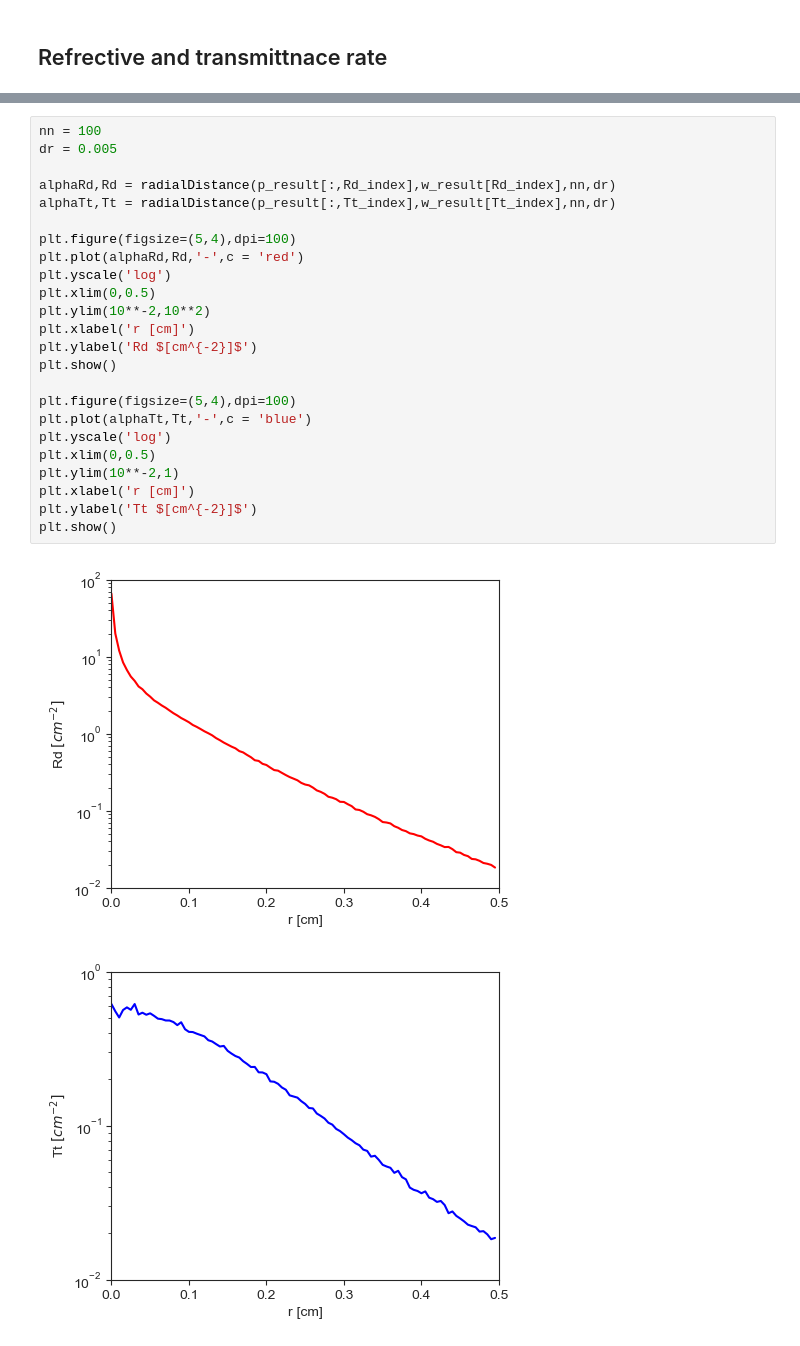
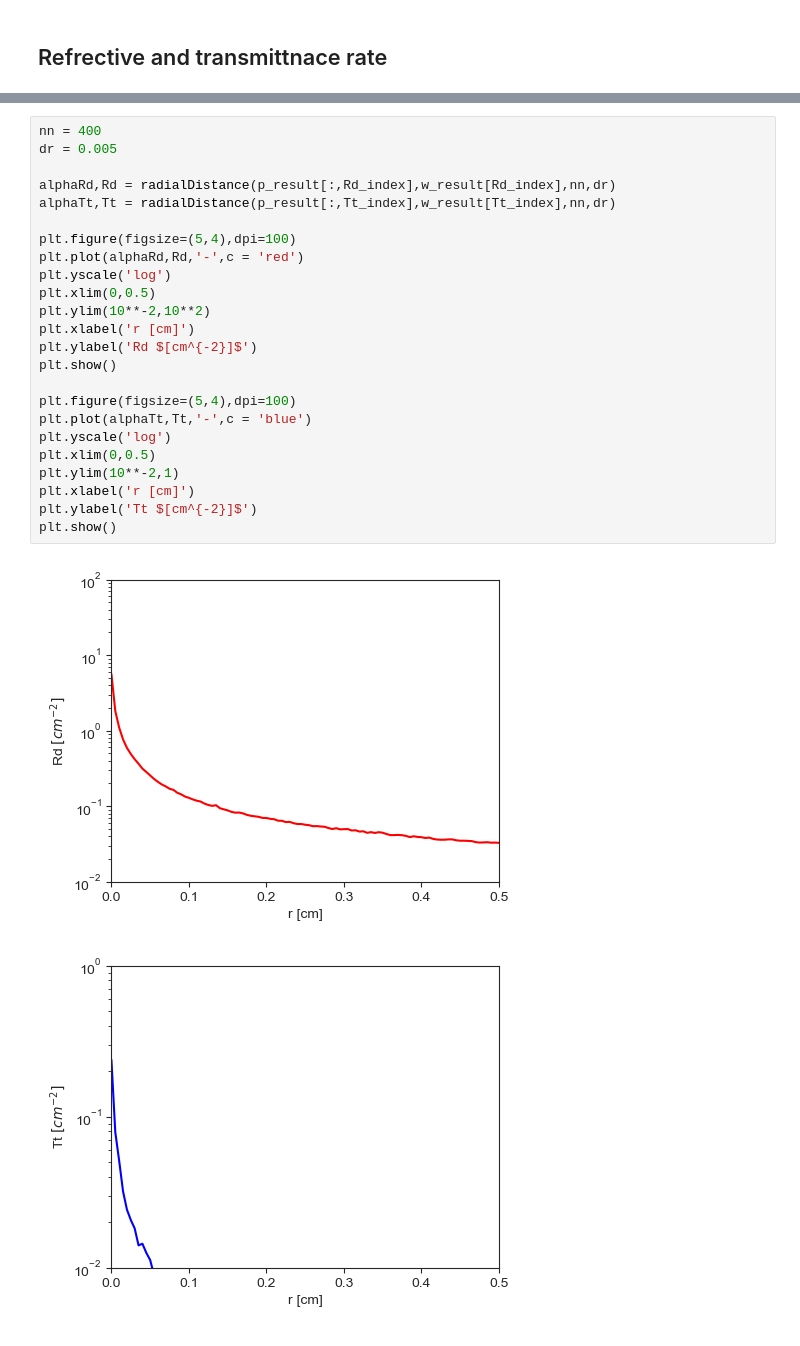
Before and after one commit to Kaname21Miura/pyMonteOpt, a Jupyter notebook: test_voxelcuda.ipynb, the cells around one changed output, grey strips where cells are left out. Drawn from its saved outputs; the diff is of its cells as text.

```diff
--- a/test_voxelcuda.ipynb
+++ b/test_voxelcuda.ipynb
@@ -351,27 +349,27 @@ Calculation time: 0 minutes 0.560 seconds.
 # %%
-nn = 100
+nn = 400
 dr = 0.005
 
 alphaRd,Rd = radialDistance(p_result[:,Rd_index],w_result[Rd_index],nn,dr)
 alphaTt,Tt = radialDistance(p_result[:,Tt_index],w_result[Tt_index],nn,dr)
 
 plt.figure(figsize=(5,4),dpi=100)
 plt.plot(alphaRd,Rd,'-',c = 'red')
 plt.yscale('log')
 plt.xlim(0,0.5)
 plt.ylim(10**-2,10**2)
 plt.xlabel('r [cm]')
 plt.ylabel('Rd $[cm^{-2}]$')
 plt.show()
 
 plt.figure(figsize=(5,4),dpi=100)
 plt.plot(alphaTt,Tt,'-',c = 'blue')
 plt.yscale('log')
 plt.xlim(0,0.5)
 plt.ylim(10**-2,1)
 plt.xlabel('r [cm]')
 plt.ylabel('Tt $[cm^{-2}]$')
 plt.show()
 # %% [output]
-[figure, old version]
+[figure, new version]
-[figure, old version]
+[figure, new version]
```
Also changed, not shown: parts of 26 cells of this notebook, 2 other files.
